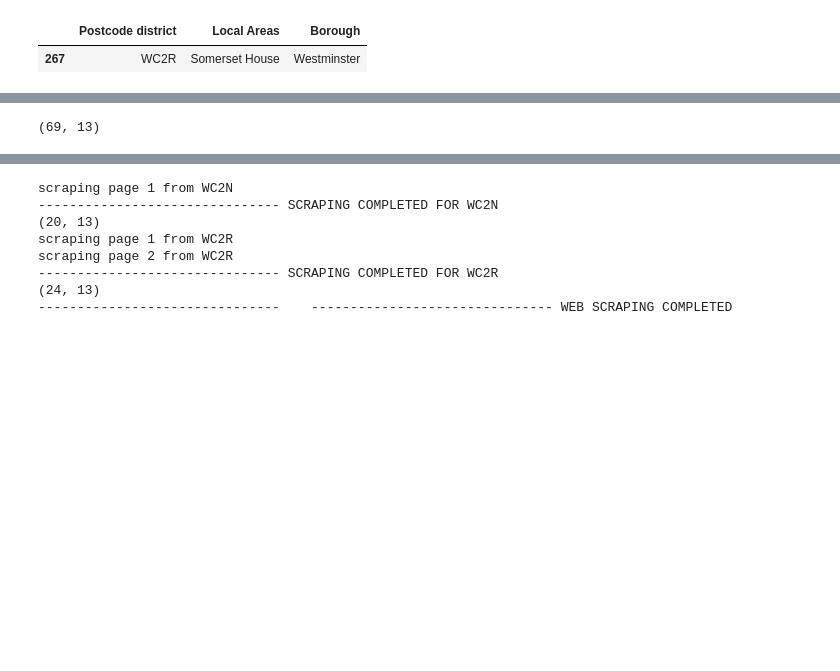
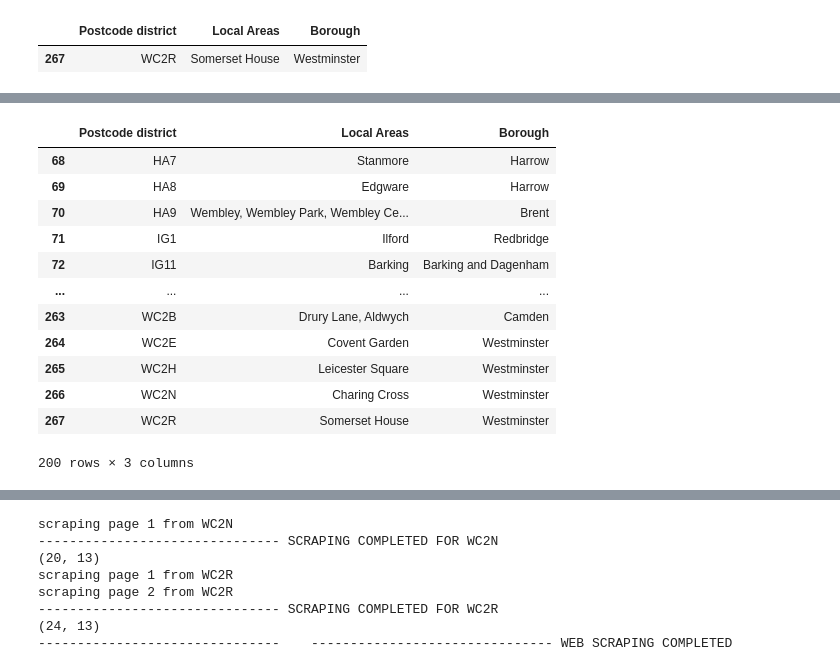
Before and after one commit to Timmtet/Data-Gathering, a Jupyter notebook: Selenium.ipynb, the cells around one changed output, grey strips where cells are left out. Cells and saved outputs as stored; diff of their text form; code cells hidden in the pictures; blank space fills up the shorter version.

```diff
--- a/Selenium.ipynb
+++ b/Selenium.ipynb
@@ -111,7 +127,19 @@ scraping page 2 from WC2R
 # %%
-df.shape
+codes.loc[68:]
 # %% [output]
+|  | Postcode district | Local Areas | Borough |
+| 68 | HA7 | Stanmore | Harrow |
+| 69 | HA8 | Edgware | Harrow |
+| 70 | HA9 | Wembley, Wembley Park, Wembley Ce... | Brent |
+| 71 | IG1 | Ilford | Redbridge |
+| 72 | IG11 | Barking | Barking and Dagenham |
+| ... | ... | ... | ... |
+| 263 | WC2B | Drury Lane, Aldwych | Camden |
+| 264 | WC2E | Covent Garden | Westminster |
+| 265 | WC2H | Leicester Square | Westminster |
+| 266 | WC2N | Charing Cross | Westminster |
+| 267 | WC2R | Somerset House | Westminster |
-(69, 13)
+200 rows × 3 columns
 # %%
 df.head()
 # %% [output]
```
Also changed, not shown: parts of 4 cells of this notebook, 1 other file.
